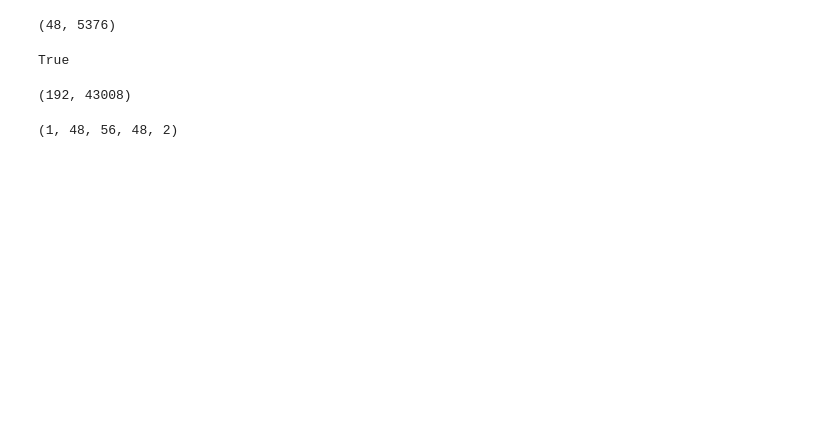
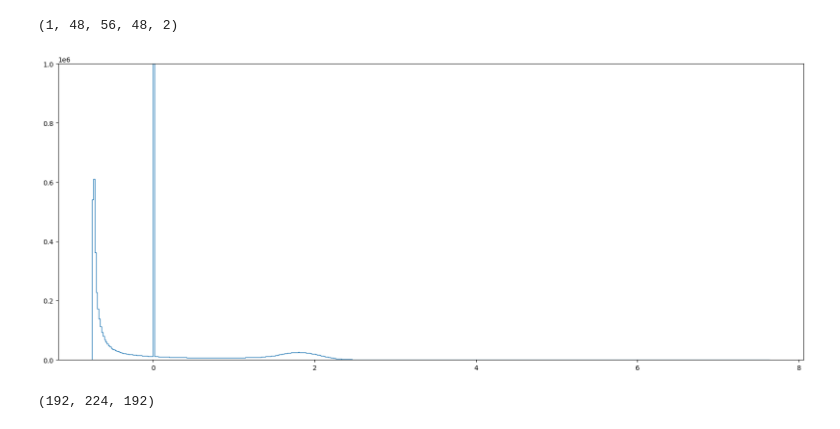
Before and after one commit to drci-foch/ETIS-Image, a Jupyter notebook: algo/preprocessing/SkullStripping.ipynb, the cells around one changed output. Drawn from its saved outputs; the diff is of its cells as text; code cells hidden in the pictures; blank space fills up the shorter version.

```diff
--- a/algo/preprocessing/SkullStripping.ipynb
+++ b/algo/preprocessing/SkullStripping.ipynb
@@ -127,15 +131,3 @@ x.shape
-# %%
-x.reshape(48,-1).shape
-# %% [output]
-(48, 5376)
-# %%
-np.array_equal(x,x.reshape(48,-1).reshape(1,48,56,48,2))
-# %% [output]
-True
-# %%
-swi_nii_data.reshape(x_dim,-1).shape
-# %% [output]
-(192, 43008)
 # %%
 standard_scaler = preprocessing.StandardScaler()
 x_scaled = standard_scaler.fit_transform(x.reshape(48,-1)).reshape(1,48,56,48,2)
@@ -143,3 +135,16 @@ x_scaled = standard_scaler.fit_transform(x.reshape(48,-1)).reshape(1,48,56,48,2)
 x_scaled.shape
 # %% [output]
 (1, 48, 56, 48, 2)
+# %%
+fig, ax = plt.subplots(figsize=(20, 8))
+counts, bins = np.histogram(swi_nii_data_norm.flatten(), bins=500)
+
+plt.hist(bins[:-1], bins, weights=counts, histtype="step")
+ax.set_ylim(0,1000000)
+plt.show()
+# %% [output]
+[figure, added]
+# %%
+swi_nii_data.shape
+# %% [output]
+(192, 224, 192)
```
Also changed, not shown: parts of 19 cells of this notebook.
